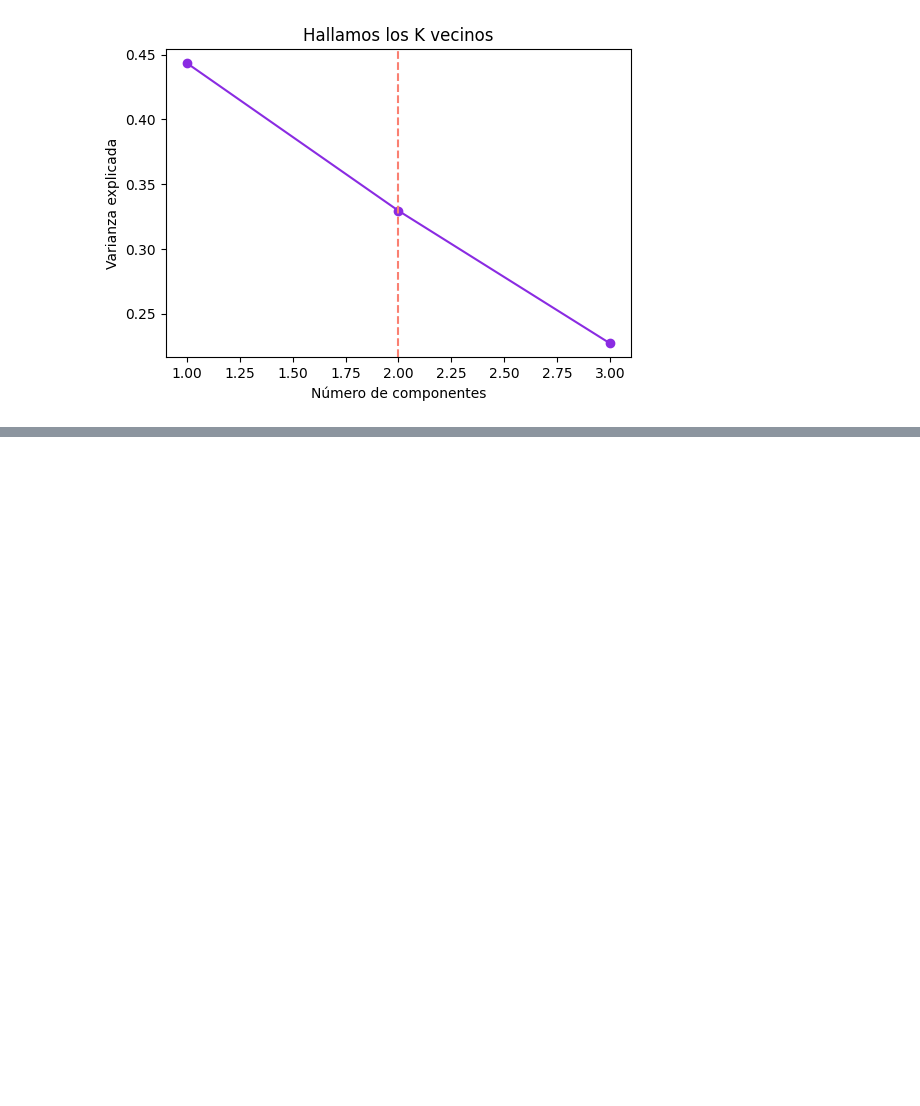
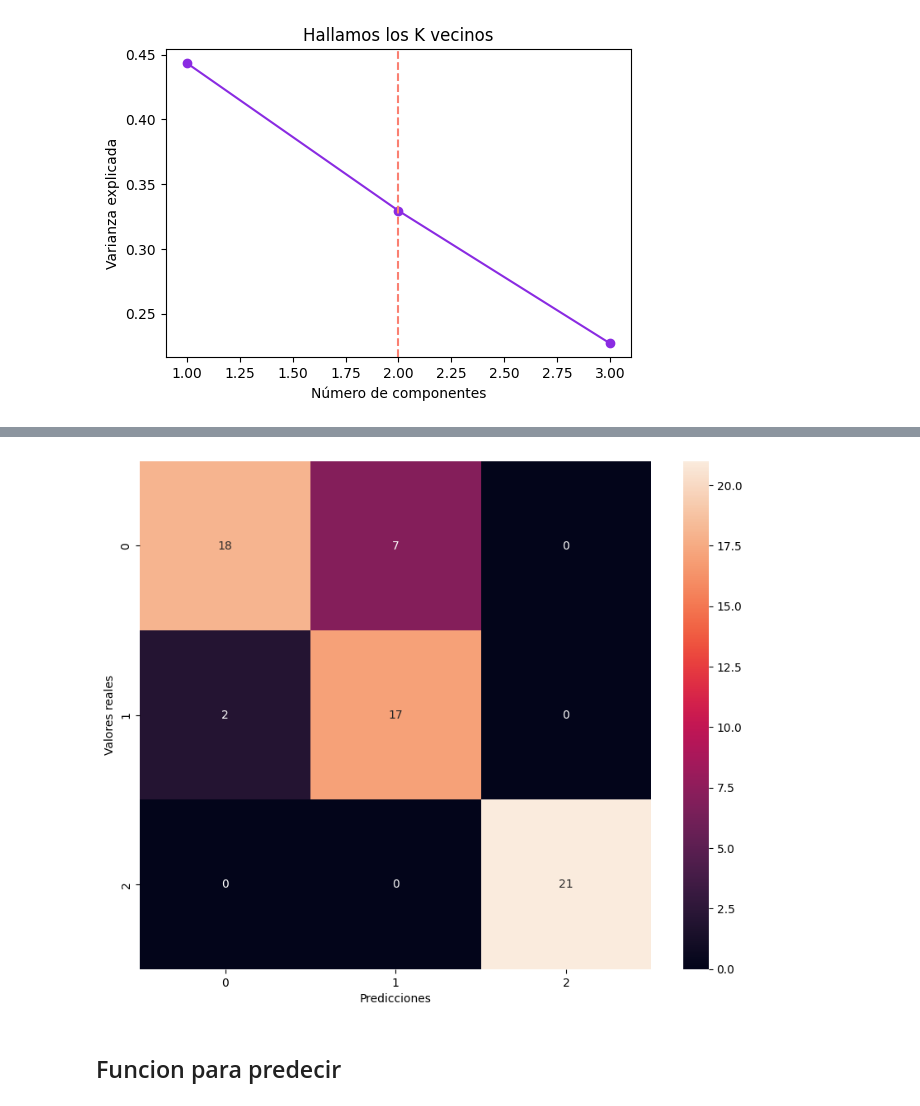
Before and after one commit to DavShaw/Wave-Analitycs, a Jupyter notebook: src/modelo.ipynb, the cells around one changed output, grey strips where cells are left out. Drawn from its saved outputs; the diff is of its cells as text; code cells hidden in the pictures; blank space fills up the shorter version.

Commit message:
Modelo ML Terminado

```diff
--- a/src/modelo.ipynb
+++ b/src/modelo.ipynb
@@ -95,2 +107,12 @@ plt.show()
 # %%
 x_train,x_test,y_train,y_test=train_test_split(x,y,random_state=42,train_size=70)
+
+knn=KNeighborsClassifier(n_neighbors=2)
+
+knn=knn.fit(x_train,y_train)
+# %%
+predicciones=knn.predict(x_test)
+
+precision=precision_score(y_test,predicciones,average='macro')*100
+
+print("El modelo tiene una precision de",precision.round(2))
@@ -96,0 +121,6 @@ x_train,x_test,y_train,y_test=train_test_split(x,y,random_state=42,train_size=70
+# %%
+m_confusion=confusion_matrix(y_test,predicciones)
+
+report=classification_report(y_test,predicciones)
+
+print(report)
@@ -96,0 +137,10 @@ x_train,x_test,y_train,y_test=train_test_split(x,y,random_state=42,train_size=70
+# %%
+plt.figure(figsize=(10,8))
+sns.heatmap(m_confusion, annot=True)
+plt.xlabel('Predicciones')
+plt.ylabel('Valores reales')
+plt.show()
+# %% [output]
+[figure, added]
+# %% [markdown]
+## Funcion para predecir
```
Also changed, not shown: parts of 10 cells of this notebook.
